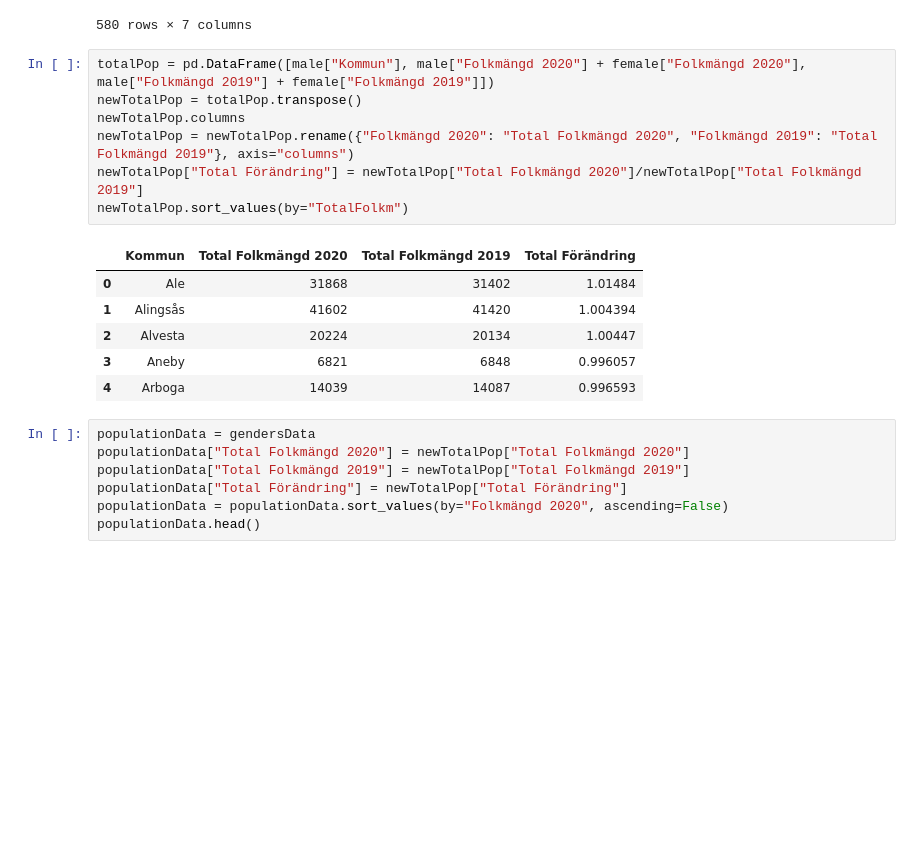
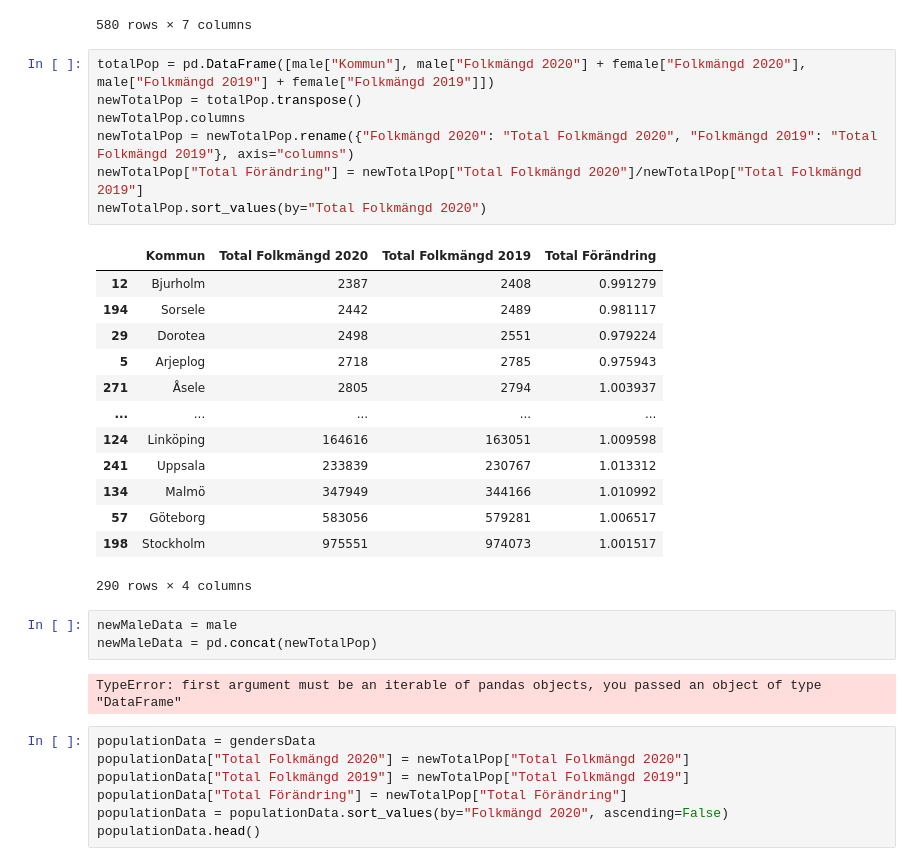
Before and after one commit to FabianAndersson17/Databehandling-Fabian-Andersson, a Jupyter notebook: Exercises/1.0_Pandas_fundementals_exercises.ipynb, the cells around one changed output. Saved outputs shown, nothing was run; the diff lists cells and outputs as text; blank space fills up the shorter version.

Commit message:
Tested a new way of unifing the data

```diff
--- a/Exercises/1.0_Pandas_fundementals_exercises.ipynb
+++ b/Exercises/1.0_Pandas_fundementals_exercises.ipynb
@@ -168,17 +168,29 @@ gendersData.sort_values(by="Kommun", ascending=True)
 # %%
 totalPop = pd.DataFrame([male["Kommun"], male["Folkmängd 2020"] + female["Folkmängd 2020"], male["Folkmängd 2019"] + female["Folkmängd 2019"]])
 newTotalPop = totalPop.transpose()
 newTotalPop.columns
 newTotalPop = newTotalPop.rename({"Folkmängd 2020": "Total Folkmängd 2020", "Folkmängd 2019": "Total Folkmängd 2019"}, axis="columns")
 newTotalPop["Total Förändring"] = newTotalPop["Total Folkmängd 2020"]/newTotalPop["Total Folkmängd 2019"]
-newTotalPop.sort_values(by="TotalFolkm")
+newTotalPop.sort_values(by="Total Folkmängd 2020")
 # %% [output]
 |  | Kommun | Total Folkmängd 2020 | Total Folkmängd 2019 | Total Förändring |
-| 0 | Ale | 31868 | 31402 | 1.01484 |
-| 1 | Alingsås | 41602 | 41420 | 1.004394 |
-| 2 | Alvesta | 20224 | 20134 | 1.00447 |
-| 3 | Aneby | 6821 | 6848 | 0.996057 |
-| 4 | Arboga | 14039 | 14087 | 0.996593 |
+| 12 | Bjurholm | 2387 | 2408 | 0.991279 |
+| 194 | Sorsele | 2442 | 2489 | 0.981117 |
+| 29 | Dorotea | 2498 | 2551 | 0.979224 |
+| 5 | Arjeplog | 2718 | 2785 | 0.975943 |
+| 271 | Åsele | 2805 | 2794 | 1.003937 |
+| ... | ... | ... | ... | ... |
+| 124 | Linköping | 164616 | 163051 | 1.009598 |
+| 241 | Uppsala | 233839 | 230767 | 1.013312 |
+| 134 | Malmö | 347949 | 344166 | 1.010992 |
+| 57 | Göteborg | 583056 | 579281 | 1.006517 |
+| 198 | Stockholm | 975551 | 974073 | 1.001517 |
+290 rows × 4 columns
+# %%
+newMaleData = male
+newMaleData = pd.concat(newTotalPop)
+# %% [output]
+TypeError: first argument must be an iterable of pandas objects, you passed an object of type "DataFrame"
 # %%
 populationData = gendersData
 populationData["Total Folkmängd 2020"] = newTotalPop["Total Folkmängd 2020"]
```
